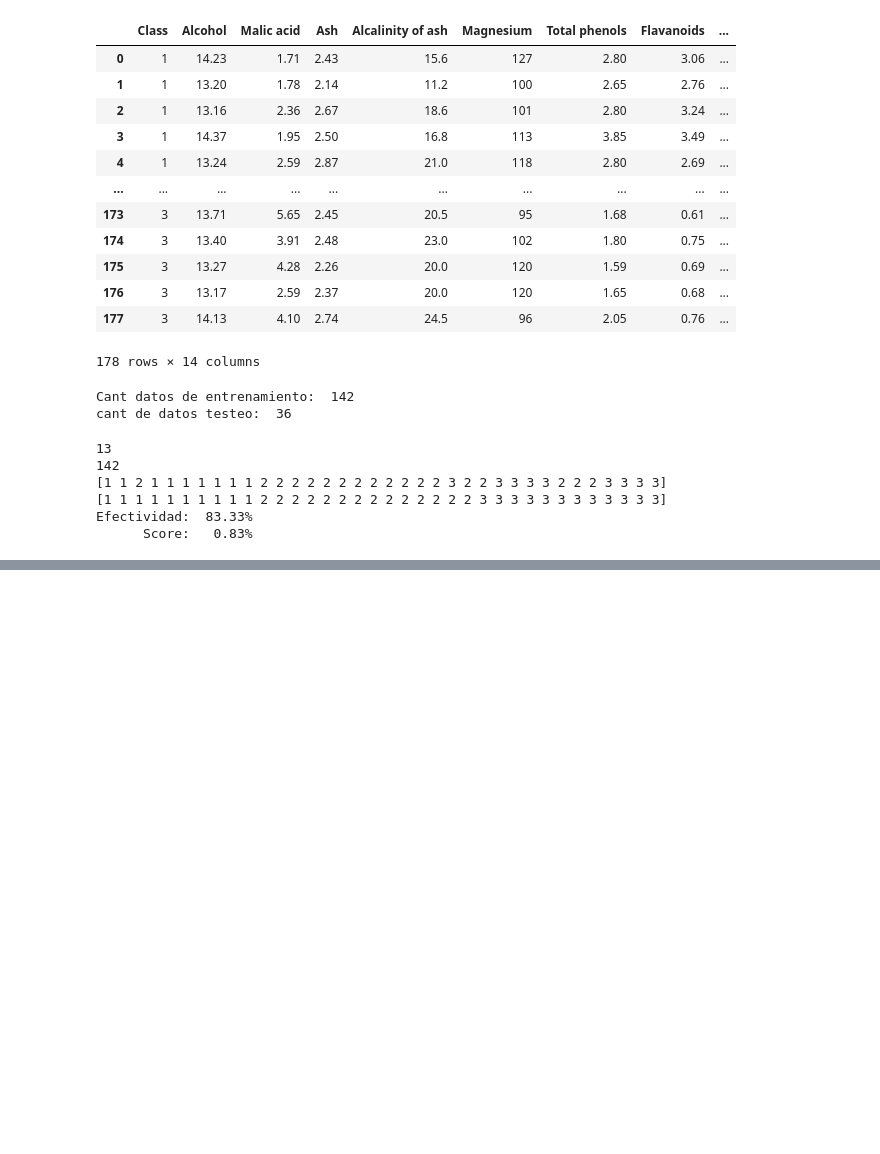
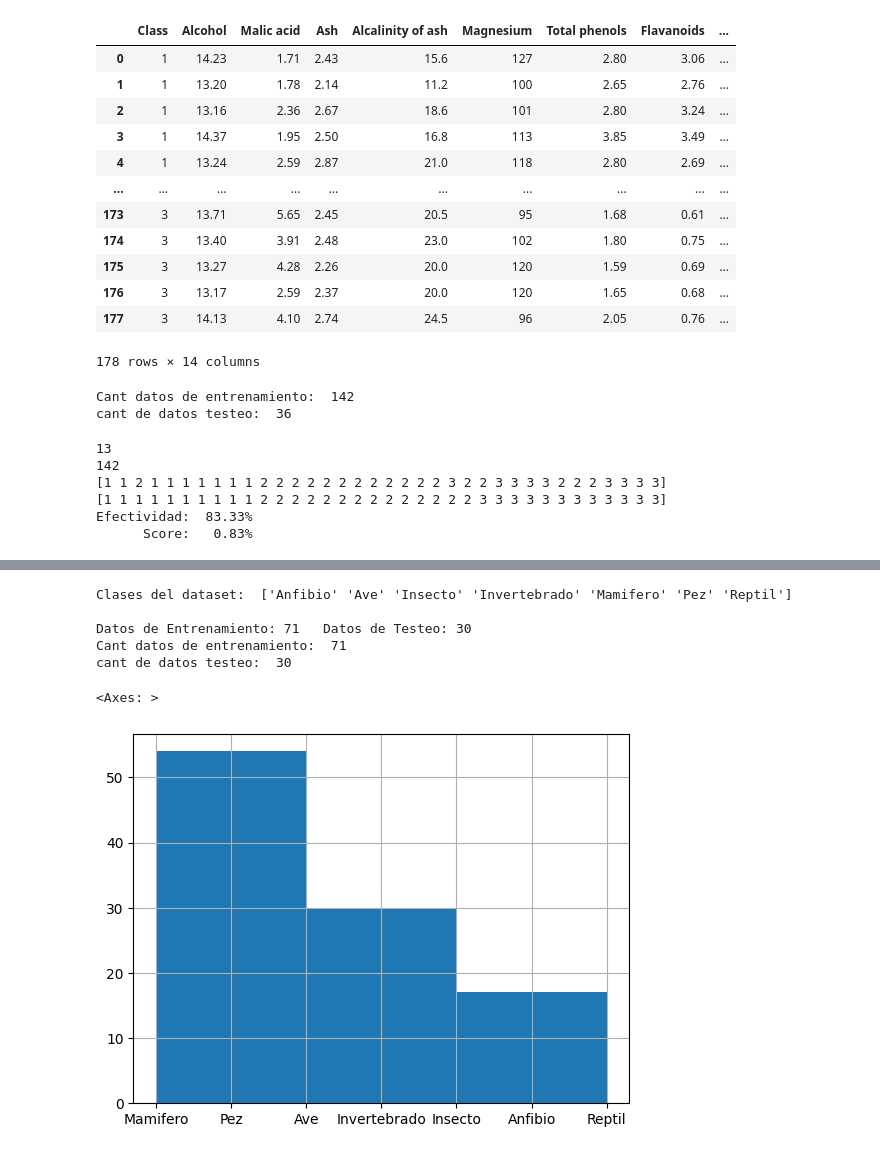
Before and after one commit to doloresgarro/Deep-Learning, a Jupyter notebook: Práctica4.ipynb, the cells around one changed output, grey strips where cells are left out. Drawn from its saved outputs; the diff is of its cells as text; code cells hidden in the pictures; blank space fills up the shorter version.

```diff
--- a/Práctica4.ipynb
+++ b/Práctica4.ipynb
@@ -431,0 +596,11 @@ Efectividad:  83.33%
+# %%
+import chardet
+
+with open('zoo.csv', 'rb') as f:
+    result = chardet.detect(f.read())
+
+encoding = result['encoding']
+print(f"Codificación detectada: {encoding}")
+
+df = pd.read_csv('zoo.csv', encoding=encoding)
+df
@@ -431,0 +622,47 @@ Efectividad:  83.33%
+# %%
+# divido datos del df
+X_train = df.sample(frac = 0.7, random_state = 1) # contiene 70% de los datos
+x_test = df.drop(X_train.index) # contiene el 30% restante de los datos
+
+# valores de entradas
+X = X_train.iloc[:, 1:-1] # entradas --> todas las colum menos la ult (clase)
+X = np.array(X) # los pone en un array
+
+# rtas esperadas
+Y = np.array(X_train.iloc[:,-1]) # salida --> ult columna (clase)
+
+# valores con los que testeo
+X_test = np.array(x_test.iloc[:, 1:-1]) # valores de entrada con los q vamos a testear
+Y_test = np.array(x_test.iloc[:, -1]) # valores de salida con los que vamos a testear
+
+# BINARIZO LAS SALIDAS --> devuelve 1 unicamente para la clase correspondiente
+binarizer = preprocessing.LabelBinarizer()
+
+Y_bin = binarizer.fit_transform(Y)
+Y_test_bin = binarizer.fit_transform(Y_test)
+
+print("Clases del dataset: ", binarizer.classes_)
+print('\nDatos de Entrenamiento: %d   Datos de Testeo: %d' % (len(Y_bin), len(Y_test_bin) ))
+
+
+
+# normalizo entrada
+normalizarEntrada = 1
+if normalizarEntrada:
+  # Escala valores entre 0 y 1
+  min_max_scaler = preprocessing.MinMaxScaler()
+  X = min_max_scaler.fit_transform(X)
+  X_test = min_max_scaler.fit_transform(X_test)
+
+print("Cant datos de entrenamiento: ", len(X))
+print("cant de datos testeo: ", len(X_test))
+
+df['Clase'].hist(bins = 3)
+# %% [output]
+Clases del dataset:  ['Anfibio' 'Ave' 'Insecto' 'Invertebrado' 'Mamifero' 'Pez' 'Reptil']
+
+Datos de Entrenamiento: 71   Datos de Testeo: 30
+Cant datos de entrenamiento:  71
+cant de datos testeo:  30
+<Axes: >
+[figure, added]
```
Also changed, not shown: parts of 10 cells of this notebook.
